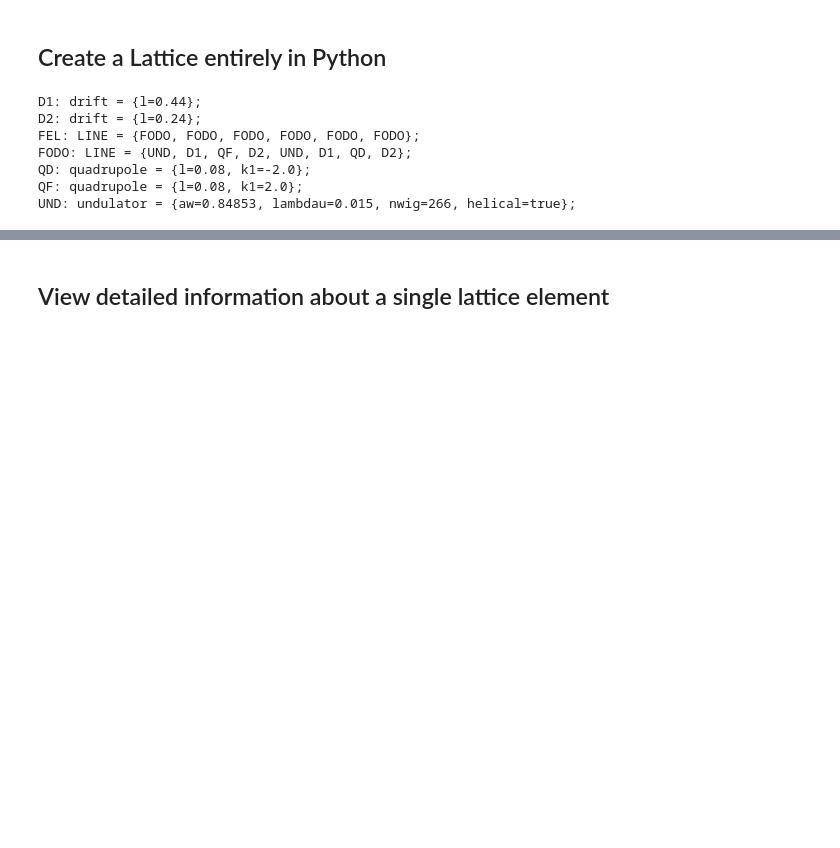
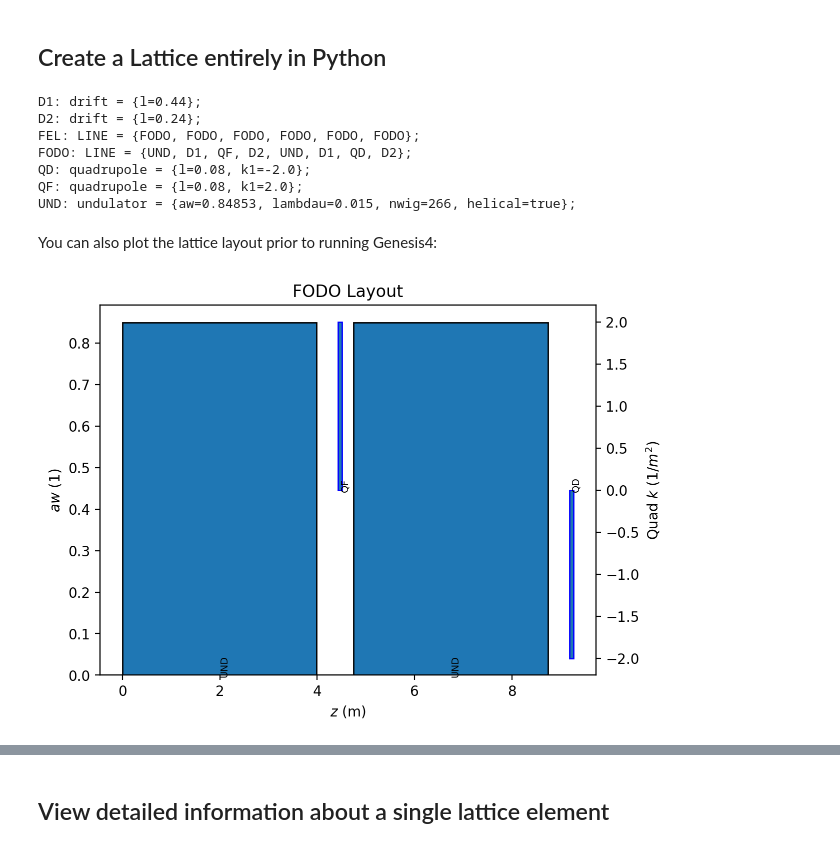
Before and after one commit to slaclab/lume-genesis, a Jupyter notebook: docs/examples/genesis4/intro-3-Lattice.ipynb, the cells around one changed output, grey strips where cells are left out. Cells and saved outputs as stored; diff of their text form; code cells hidden in the pictures; blank space fills up the shorter version.

Commit message:
DOC: more examples/notes about plots

```diff
--- a/docs/examples/genesis4/intro-3-Lattice.ipynb
+++ b/docs/examples/genesis4/intro-3-Lattice.ipynb
@@ -114,3 +114,9 @@ FODO: LINE = {UND, D1, QF, D2, UND, D1, QD, D2};
 QD: quadrupole = {l=0.08, k1=-2.0};
 QF: quadrupole = {l=0.08, k1=2.0};
 UND: undulator = {aw=0.84853, lambdau=0.015, nwig=266, helical=true};
+# %% [markdown]
+You can also plot the lattice layout prior to running Genesis4:
+# %%
+lat.plot("FODO")
+# %% [output]
+[figure, added]
```
Also changed, not shown: parts of 1 cell of this notebook, 1 other file.
